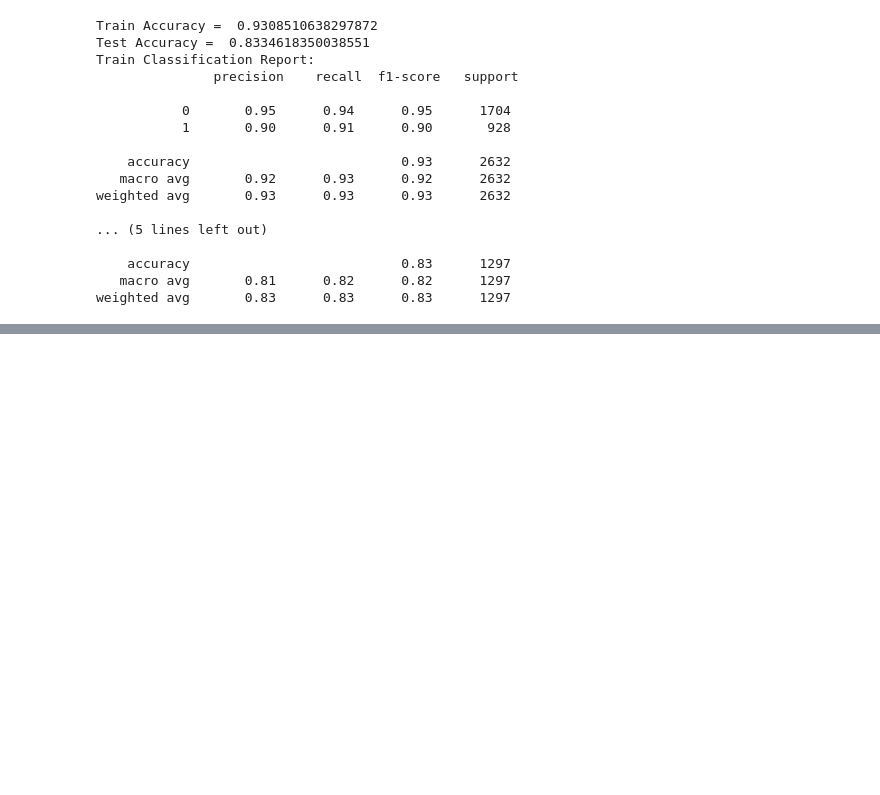
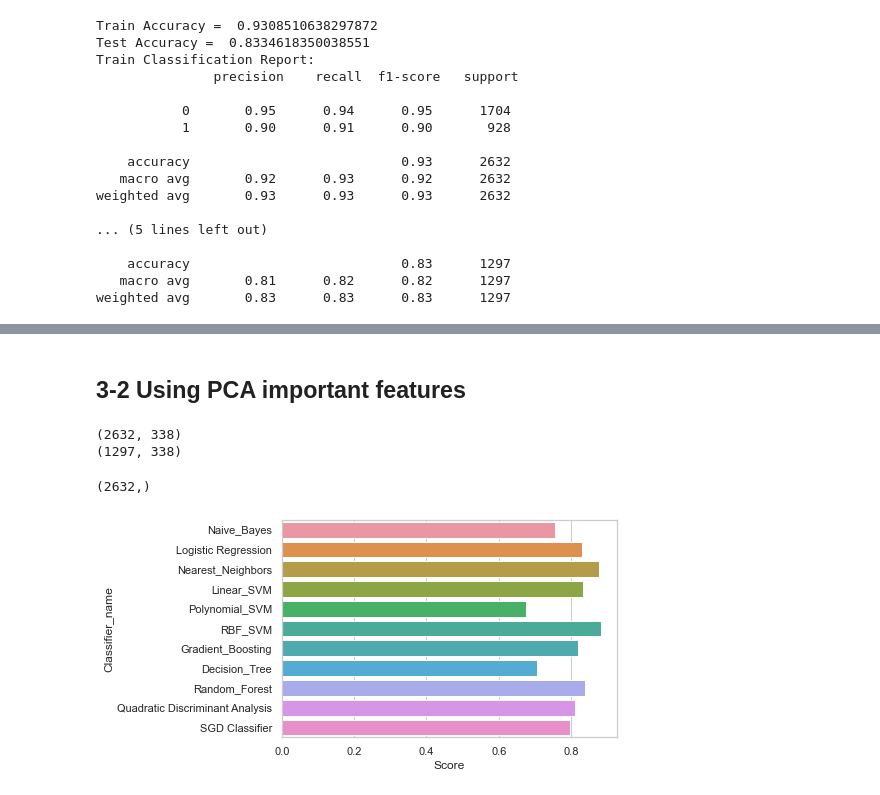
Before and after one commit to FgSurewin/Brain_Tumor_Project, a Jupyter notebook: notebooks/Niloufar_notebook.ipynb, the cells around one changed output, grey strips where cells are left out. Drawn from its saved outputs; the diff is of its cells as text; code cells hidden in the pictures; blank space fills up the shorter version.

Commit message:
Using PCA important features

```diff
--- a/notebooks/Niloufar_notebook.ipynb
+++ b/notebooks/Niloufar_notebook.ipynb
@@ -557,0 +569,10 @@ weighted avg       0.83      0.83      0.83      1297
+# %% [markdown]
+## 3-2 Using PCA important features
+# %%
+X_train_pca, X_test_pca, y_train, y_test = train_test_split(PCA_features, y, test_size=0.33, random_state=42)
+
+print(X_train_pca.shape)
+print(X_test_pca.shape)
+# %% [output]
+(2632, 338)
+(1297, 338)
@@ -557,0 +607,37 @@ weighted avg       0.83      0.83      0.83      1297
+# %%
+type(y_train)
+Y_train = np.array(y_train.values).astype(int)
+Y_train.shape
+# %% [output]
+(2632,)
+# %%
+from sklearn.metrics import roc_auc_score
+from sklearn.metrics import precision_recall_fscore_support
+
+classification_scores = []
+#classification_precision = []
+#classification_recall = []
+classificaation_auc = []
+Y_train = np.array(y_train.values).astype(int)
+Y_test = np.array(y_test.values).astype(int)
+
+
+for name, clf in zip(names, classifiers):
+
+    clf.fit(X_train_pca, Y_train)
+    y_pred = clf.predict(X_test_pca)
+    score = clf.score(X_test_pca, Y_test)
+    auc = roc_auc_score(Y_test,y_pred)
+    classification_scores.append(score)
+    classificaation_auc.append(auc)
+# %%
+df = pd.DataFrame()
+df['Classifier_name'] = names
+df['Score'] = classification_scores
+
+colors = sns.color_palette("rocket_r", as_cmap=True)
+color_df = df.style.background_gradient(cmap=colors)
+
+ax = sns.barplot(y="Classifier_name", x="Score", data=df)
+# %% [output]
+[figure, added]
```
Also changed, not shown: parts of 5 cells of this notebook.
